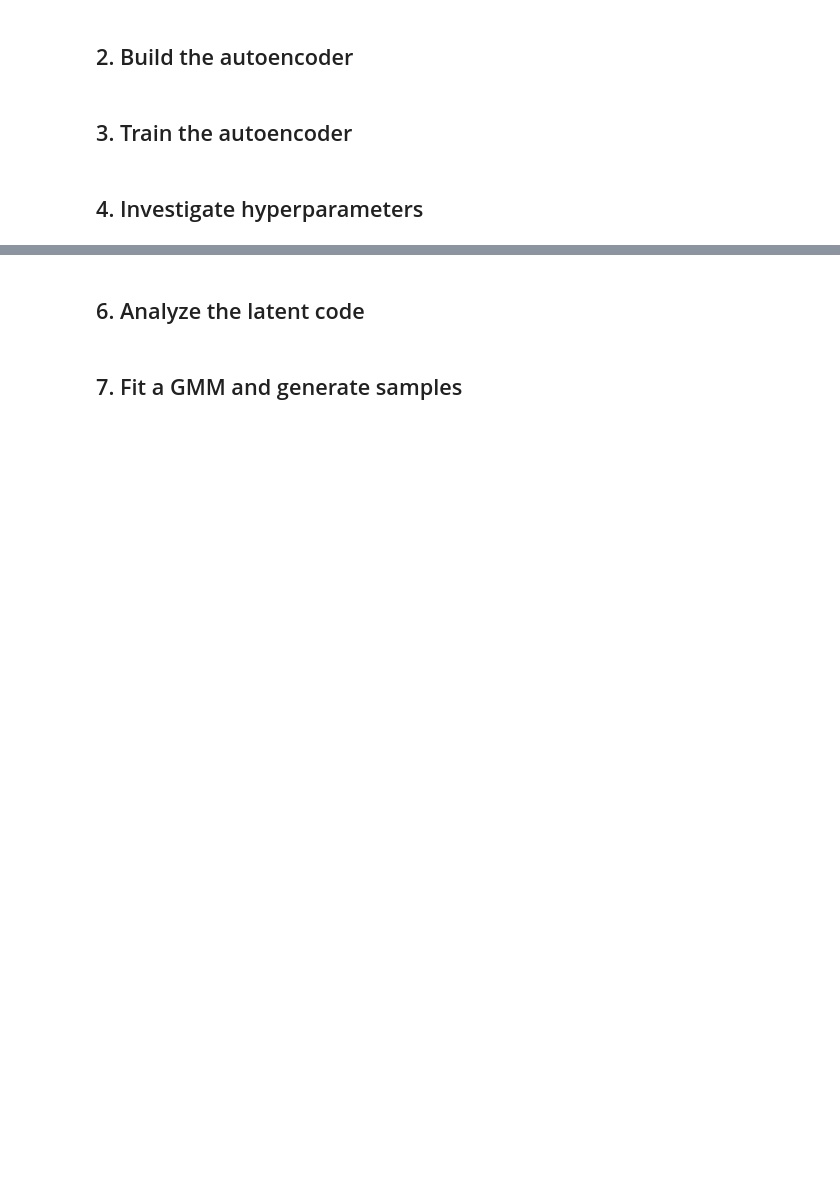
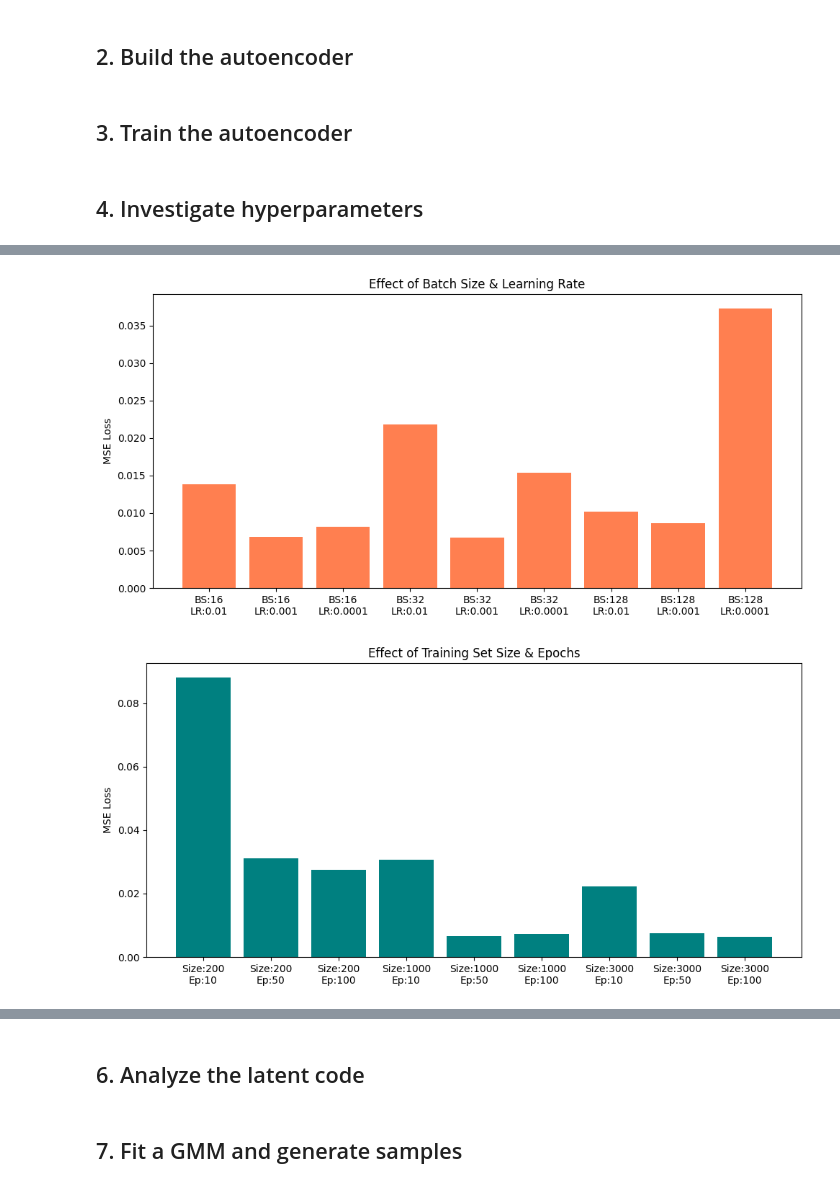
Before and after one commit to binyamolango/GNN, a Jupyter notebook: autoencoders.ipynb, the cells around one changed output, grey strips where cells are left out. Drawn from its saved outputs; the diff is of its cells as text; code cells hidden in the pictures; blank space fills up the shorter version.

```diff
--- a/autoencoders.ipynb
+++ b/autoencoders.ipynb
@@ -148,0 +147,48 @@ The hyperparameter search identified hidden_size=128 and layers=5 as the best co
+# %%
+# Running Training Study (Using Best Architecture)
+
+# Sub-Experiment 1: Learning Rate vs Batch Size (Fixed Epochs=30)
+batch_sizes = [16, 32, 128]
+learning_rates = [0.01, 0.001, 0.0001]
+lr_bs_results = {}
+
+for bs in batch_sizes:
+    for lr in learning_rates:
+        _, test_loss = evaluate_model(best_hs, best_l, X_train_01, X_test_01, batch_size=bs, epochs=30, lr=lr)
+        lr_bs_results[(bs, lr)] = test_loss
+
+# Sub-Experiment 2: Training Set Size vs Epochs (Fixed Batch=32, LR=0.001)
+training_sizes = [200, 1000, 3000]
+epochs_list = [10, 50, 100]
+ts_ep_results = {}
+
+for ts in training_sizes:
+    # Generate custom-sized training sets on the fly
+    X_train_custom, _ = make_moons(n_samples=ts, noise=0.1, random_state=42)
+    for ep in epochs_list:
+        _, test_loss = evaluate_model(best_hs, best_l, X_train_custom, X_test_01, epochs=ep)
+        ts_ep_results[(ts, ep)] = test_loss
+# %%
+# Batch size and learning rate
+labels_a = [f"BS:{bs}\nLR:{lr}" for bs, lr in lr_bs_results.keys()]
+
+plt.figure(figsize=(10, 5))
+plt.bar(labels_a, list(lr_bs_results.values()), color="coral")
+plt.title("Effect of Batch Size & Learning Rate")
+plt.ylabel("MSE Loss")
+plt.tight_layout()
+plt.show()
+
+
+# Training set size and epochs
+labels_b = [f"Size:{ts}\nEp:{ep}" for ts, ep in ts_ep_results.keys()]
+
+plt.figure(figsize=(10, 5))
+plt.bar(labels_b, list(ts_ep_results.values()), color="teal")
+plt.title("Effect of Training Set Size & Epochs")
+plt.ylabel("MSE Loss")
+plt.tight_layout()
+plt.show()
+# %% [output]
+[figure, added]
+[figure, added]
```
Also changed, not shown: parts of 11 cells of this notebook.
